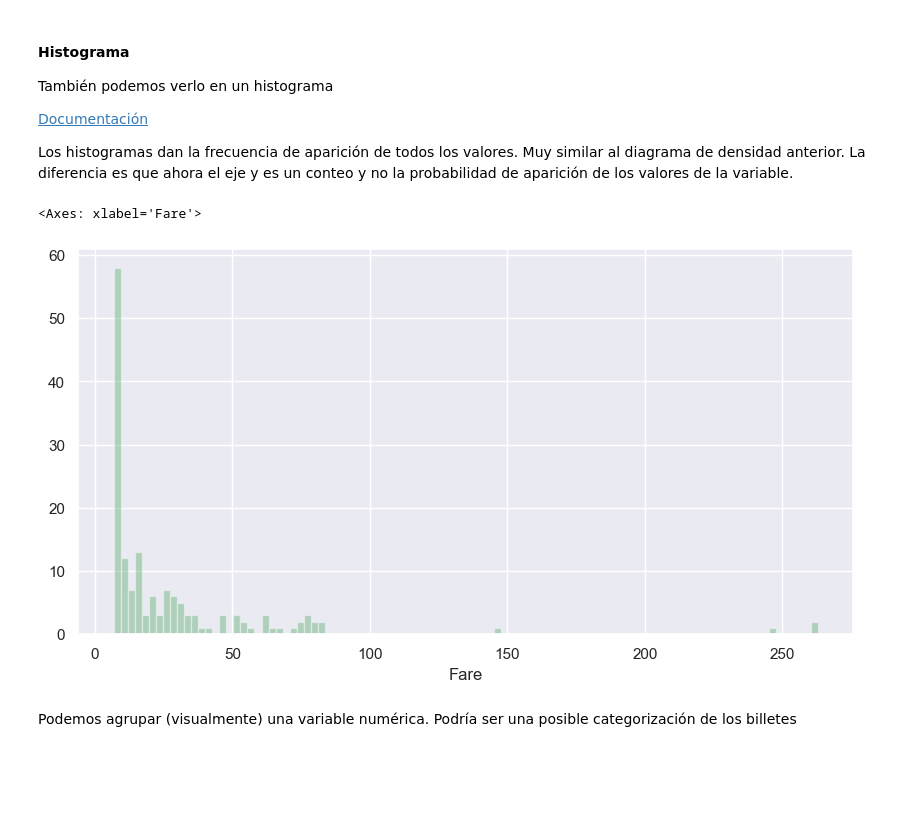
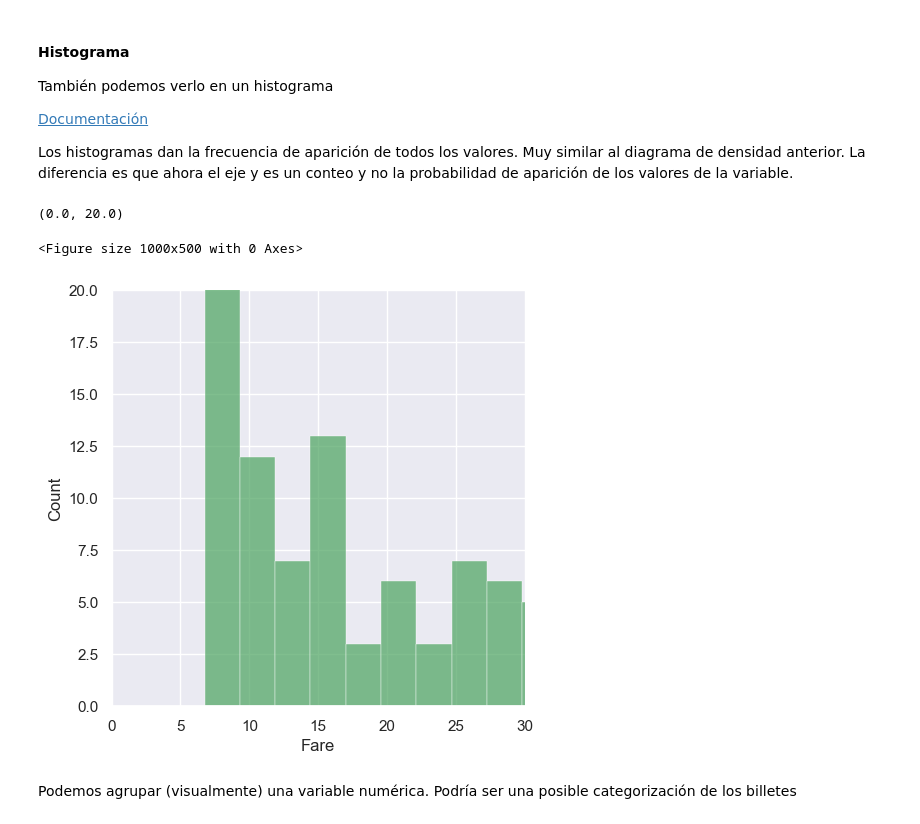
Before and after one commit to diegogerwig/TheBridge_DataScience_Theory, a Jupyter notebook: 2-Data Analysis/3-Visualización/2-Seaborn/Teoria/1 - Ejemplos EDA.ipynb, the cells around one changed output. Cells and saved outputs as stored; diff of their text form; code cells hidden in the pictures; blank space fills up the shorter version.

```diff
--- a/2-Data Analysis/3-Visualización/2-Seaborn/Teoria/1 - Ejemplos EDA.ipynb
+++ b/2-Data Analysis/3-Visualización/2-Seaborn/Teoria/1 - Ejemplos EDA.ipynb
@@ -137,15 +137,16 @@ También podemos verlo en un histograma
 Los histogramas dan la frecuencia de aparición de todos los valores. Muy similar al diagrama de densidad anterior. La diferencia es que ahora el eje y es un conteo y no la probabilidad de aparición de los valores de la variable.
 # %%
 plt.figure(figsize=(10,5))
-sns.distplot(titanic_df["Fare"],
+sns.displot(titanic_df["Fare"],
              kde=False,
              color='g',
              bins=100)
-# plt.xlim(0,30)
-# plt.ylim(0,20)
+plt.xlim(0,30)
+plt.ylim(0,20)
 # %% [output]
-<Axes: xlabel='Fare'>
+(0.0, 20.0)
+<Figure size 1000x500 with 0 Axes>
-[figure, old version]
+[figure, new version]
 # %% [markdown]
 Podemos agrupar (visualmente) una variable numérica. Podría ser una posible categorización de los billetes
 # %%
```
Also changed, not shown: parts of 1 cell of this notebook.
